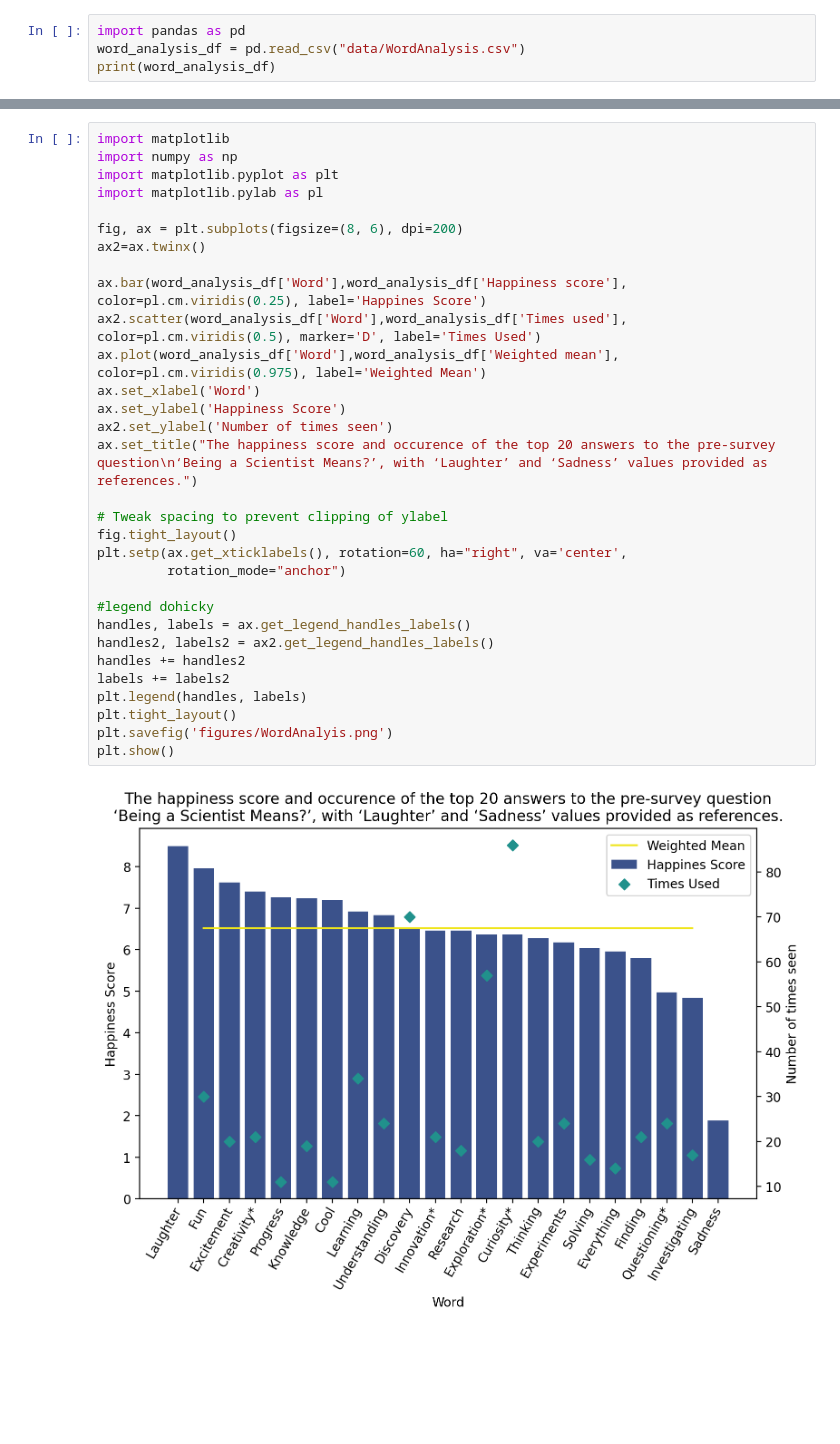
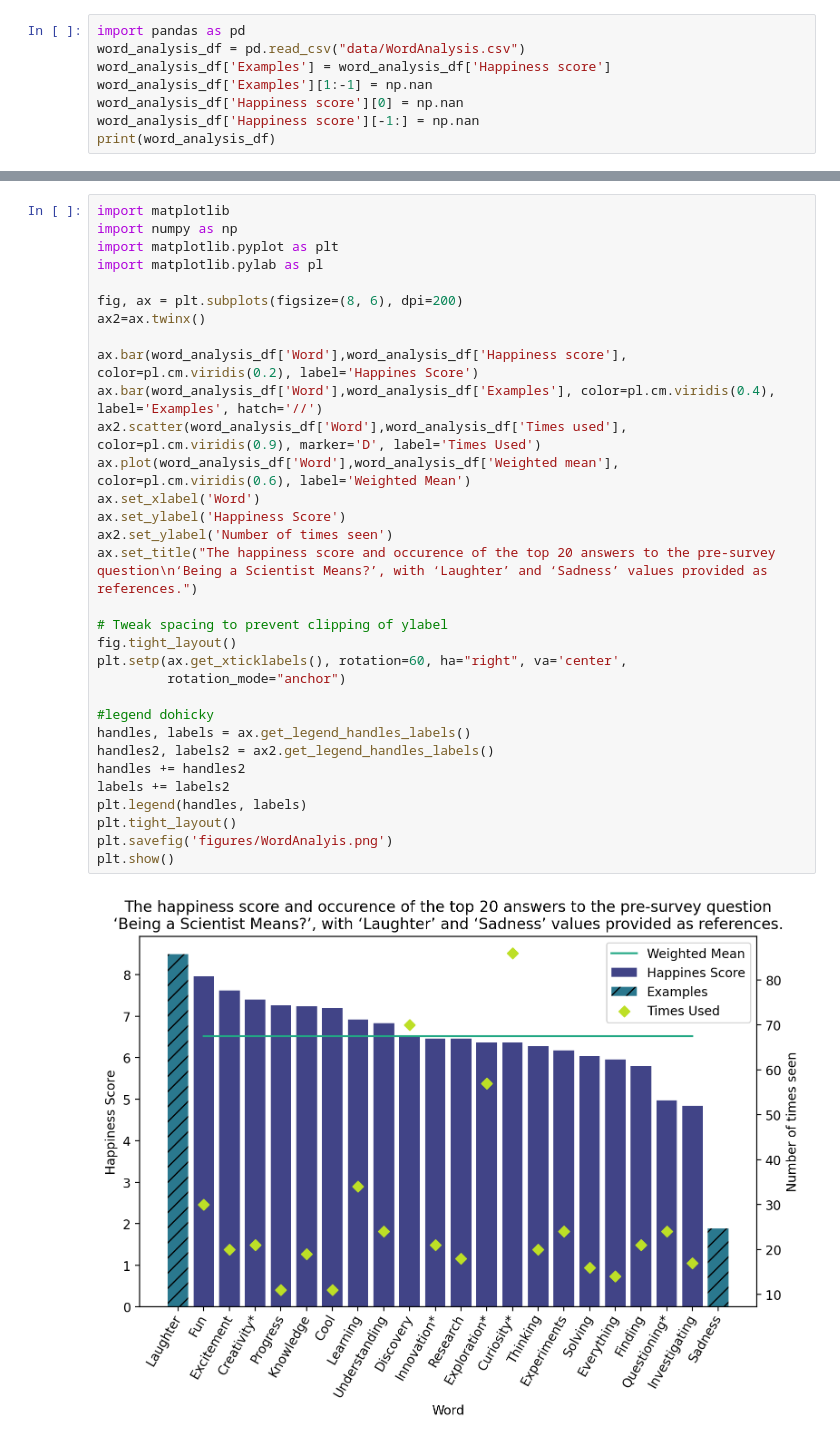
Before and after one commit to markbasham/DiamondTheGamePrintAndPlayGraphs, a Jupyter notebook: WordAnalysis.ipynb, the cells around one changed output, grey strips where cells are left out. Drawn from its saved outputs; the diff is of its cells as text; blank space fills up the shorter version.

Commit message:
Update word analysis plot

```diff
--- a/WordAnalysis.ipynb
+++ b/WordAnalysis.ipynb
@@ -1,5 +1,9 @@
 # %%
 import pandas as pd
 word_analysis_df = pd.read_csv("data/WordAnalysis.csv")
+word_analysis_df['Examples'] = word_analysis_df['Happiness score']
+word_analysis_df['Examples'][1:-1] = np.nan
+word_analysis_df['Happiness score'][0] = np.nan
+word_analysis_df['Happiness score'][-1:] = np.nan
 print(word_analysis_df)
 # %% [output]
@@ -23,33 +39,34 @@ print(word_analysis_df)
 # %%
 import matplotlib
 import numpy as np
 import matplotlib.pyplot as plt
 import matplotlib.pylab as pl
 
 fig, ax = plt.subplots(figsize=(8, 6), dpi=200)
 ax2=ax.twinx()
 
-ax.bar(word_analysis_df['Word'],word_analysis_df['Happiness score'], color=pl.cm.viridis(0.25), label='Happines Score')
-ax2.scatter(word_analysis_df['Word'],word_analysis_df['Times used'], color=pl.cm.viridis(0.5), marker='D', label='Times Used')
-ax.plot(word_analysis_df['Word'],word_analysis_df['Weighted mean'], color=pl.cm.viridis(0.975), label='Weighted Mean')
+ax.bar(word_analysis_df['Word'],word_analysis_df['Happiness score'], color=pl.cm.viridis(0.2), label='Happines Score')
+ax.bar(word_analysis_df['Word'],word_analysis_df['Examples'], color=pl.cm.viridis(0.4), label='Examples', hatch='//')
+ax2.scatter(word_analysis_df['Word'],word_analysis_df['Times used'], color=pl.cm.viridis(0.9), marker='D', label='Times Used')
+ax.plot(word_analysis_df['Word'],word_analysis_df['Weighted mean'], color=pl.cm.viridis(0.6), label='Weighted Mean')
 ax.set_xlabel('Word')
 ax.set_ylabel('Happiness Score')
 ax2.set_ylabel('Number of times seen')
 ax.set_title("The happiness score and occurence of the top 20 answers to the pre-survey question\n‘Being a Scientist Means?’, with ‘Laughter’ and ‘Sadness’ values provided as references.")
 
 # Tweak spacing to prevent clipping of ylabel
 fig.tight_layout()
 plt.setp(ax.get_xticklabels(), rotation=60, ha="right", va='center',
          rotation_mode="anchor")
 
 #legend dohicky
 handles, labels = ax.get_legend_handles_labels()
 handles2, labels2 = ax2.get_legend_handles_labels()
 handles += handles2
 labels += labels2
 plt.legend(handles, labels)
 plt.tight_layout()
 plt.savefig('figures/WordAnalyis.png')
 plt.show()
 # %% [output]
-[figure, old version]
+[figure, new version]
```
Also changed, not shown: parts of 2 cells of this notebook, 1 other file.
